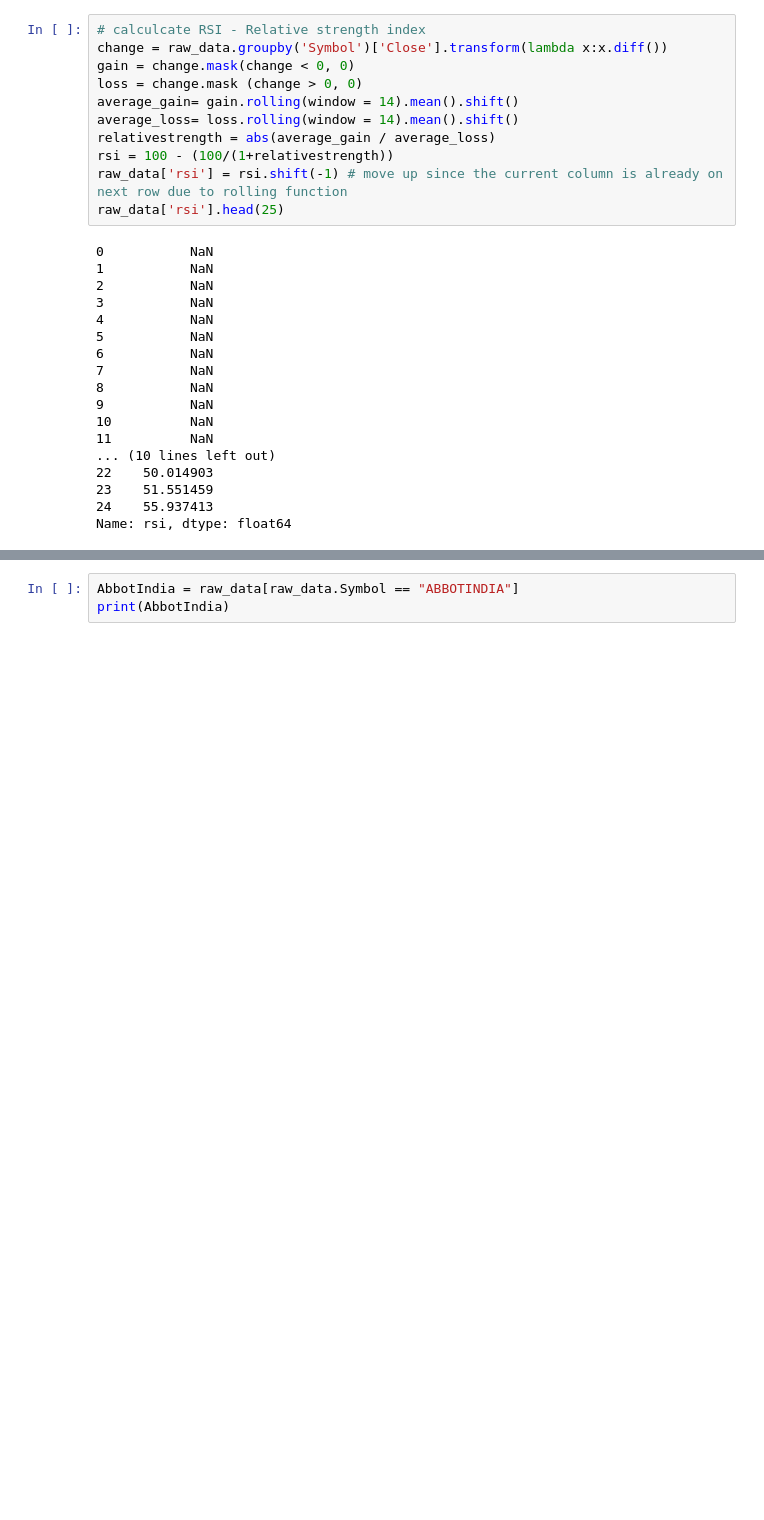
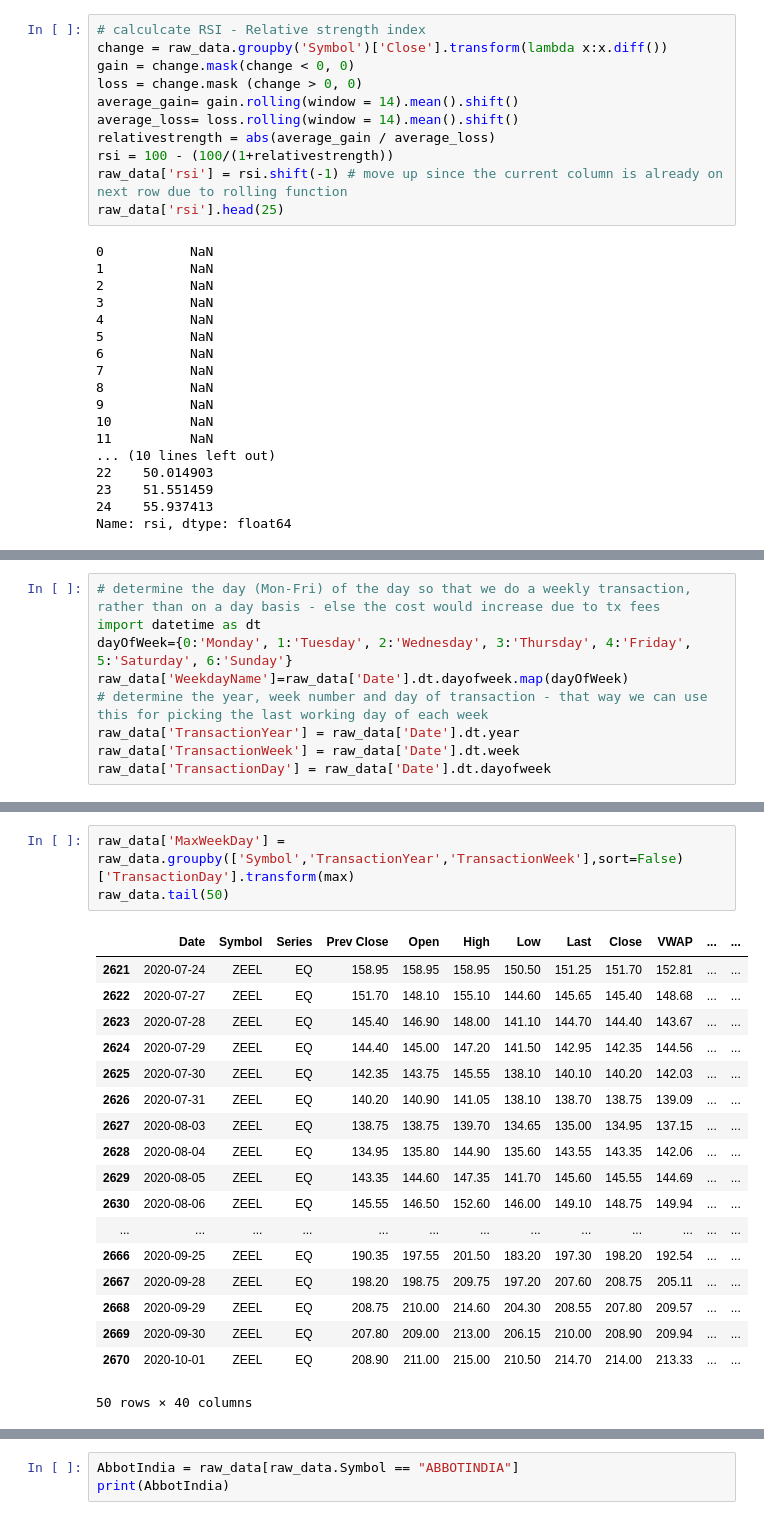
Before and after one commit to rsnaraya/IPBA, a Jupyter notebook: CaseStudy - Stock prediction.ipynb, the cells around one changed output, grey strips where cells are left out. Saved outputs shown, nothing was run; the diff lists cells and outputs as text; blank space fills up the shorter version.

```diff
--- a/CaseStudy - Stock prediction.ipynb
+++ b/CaseStudy - Stock prediction.ipynb
@@ -160,0 +186,9 @@ dtype: int64
+# %%
+# determine the day (Mon-Fri) of the day so that we do a weekly transaction, rather than on a day basis - else the cost would increase due to tx fees
+import datetime as dt
+dayOfWeek={0:'Monday', 1:'Tuesday', 2:'Wednesday', 3:'Thursday', 4:'Friday', 5:'Saturday', 6:'Sunday'}
+raw_data['WeekdayName']=raw_data['Date'].dt.dayofweek.map(dayOfWeek)
+# determine the year, week number and day of transaction - that way we can use this for picking the last working day of each week
+raw_data['TransactionYear'] = raw_data['Date'].dt.year
+raw_data['TransactionWeek'] = raw_data['Date'].dt.week
+raw_data['TransactionDay'] = raw_data['Date'].dt.dayofweek
@@ -160,0 +219,22 @@ dtype: int64
+# %%
+raw_data['MaxWeekDay'] = raw_data.groupby(['Symbol','TransactionYear','TransactionWeek'],sort=False)['TransactionDay'].transform(max)
+raw_data.tail(50)
+# %% [output]
+|  | Date | Symbol | Series | Prev Close | Open | High | Low | Last | Close | VWAP | ... | ... |
+| 2621 | 2020-07-24 | ZEEL | EQ | 158.95 | 158.95 | 158.95 | 150.50 | 151.25 | 151.70 | 152.81 | ... | ... |
+| 2622 | 2020-07-27 | ZEEL | EQ | 151.70 | 148.10 | 155.10 | 144.60 | 145.65 | 145.40 | 148.68 | ... | ... |
+| 2623 | 2020-07-28 | ZEEL | EQ | 145.40 | 146.90 | 148.00 | 141.10 | 144.70 | 144.40 | 143.67 | ... | ... |
+| 2624 | 2020-07-29 | ZEEL | EQ | 144.40 | 145.00 | 147.20 | 141.50 | 142.95 | 142.35 | 144.56 | ... | ... |
+| 2625 | 2020-07-30 | ZEEL | EQ | 142.35 | 143.75 | 145.55 | 138.10 | 140.10 | 140.20 | 142.03 | ... | ... |
+| 2626 | 2020-07-31 | ZEEL | EQ | 140.20 | 140.90 | 141.05 | 138.10 | 138.70 | 138.75 | 139.09 | ... | ... |
+| 2627 | 2020-08-03 | ZEEL | EQ | 138.75 | 138.75 | 139.70 | 134.65 | 135.00 | 134.95 | 137.15 | ... | ... |
+| 2628 | 2020-08-04 | ZEEL | EQ | 134.95 | 135.80 | 144.90 | 135.60 | 143.55 | 143.35 | 142.06 | ... | ... |
+| 2629 | 2020-08-05 | ZEEL | EQ | 143.35 | 144.60 | 147.35 | 141.70 | 145.60 | 145.55 | 144.69 | ... | ... |
+| 2630 | 2020-08-06 | ZEEL | EQ | 145.55 | 146.50 | 152.60 | 146.00 | 149.10 | 148.75 | 149.94 | ... | ... |
+| ... | ... | ... | ... | ... | ... | ... | ... | ... | ... | ... | ... | ... |
+| 2666 | 2020-09-25 | ZEEL | EQ | 190.35 | 197.55 | 201.50 | 183.20 | 197.30 | 198.20 | 192.54 | ... | ... |
+| 2667 | 2020-09-28 | ZEEL | EQ | 198.20 | 198.75 | 209.75 | 197.20 | 207.60 | 208.75 | 205.11 | ... | ... |
+| 2668 | 2020-09-29 | ZEEL | EQ | 208.75 | 210.00 | 214.60 | 204.30 | 208.55 | 207.80 | 209.57 | ... | ... |
+| 2669 | 2020-09-30 | ZEEL | EQ | 207.80 | 209.00 | 213.00 | 206.15 | 210.00 | 208.90 | 209.94 | ... | ... |
+| 2670 | 2020-10-01 | ZEEL | EQ | 208.90 | 211.00 | 215.00 | 210.50 | 214.70 | 214.00 | 213.33 | ... | ... |
+50 rows × 40 columns
```
Also changed, not shown: parts of 14 cells of this notebook, 2 other files.
